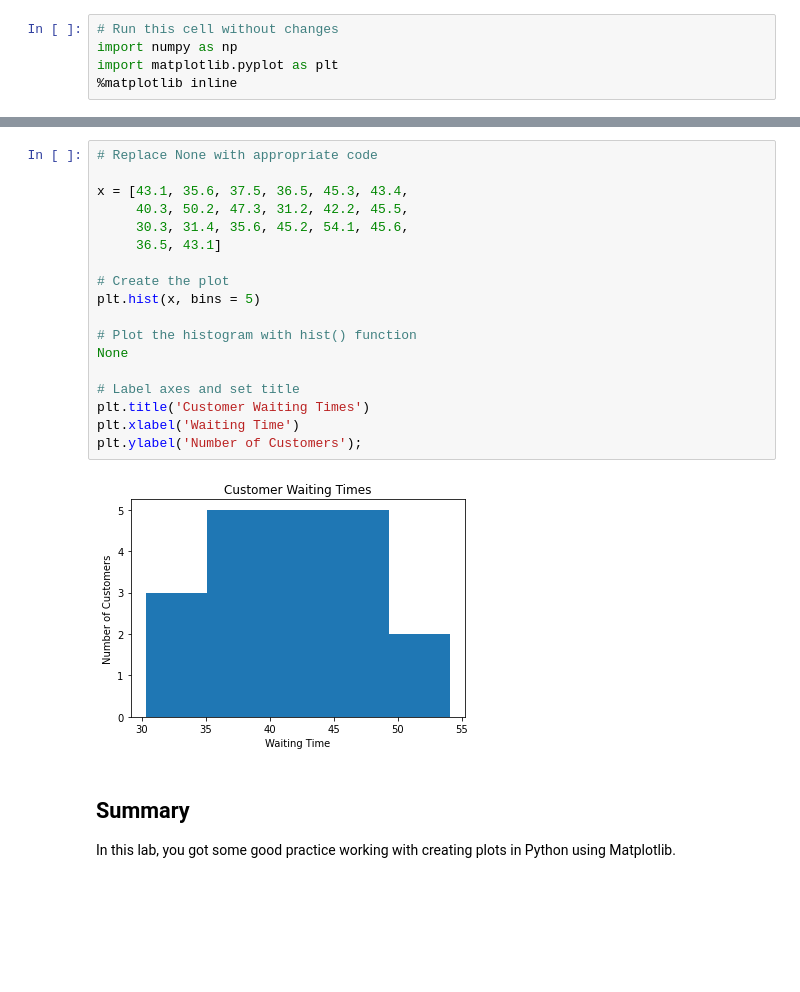
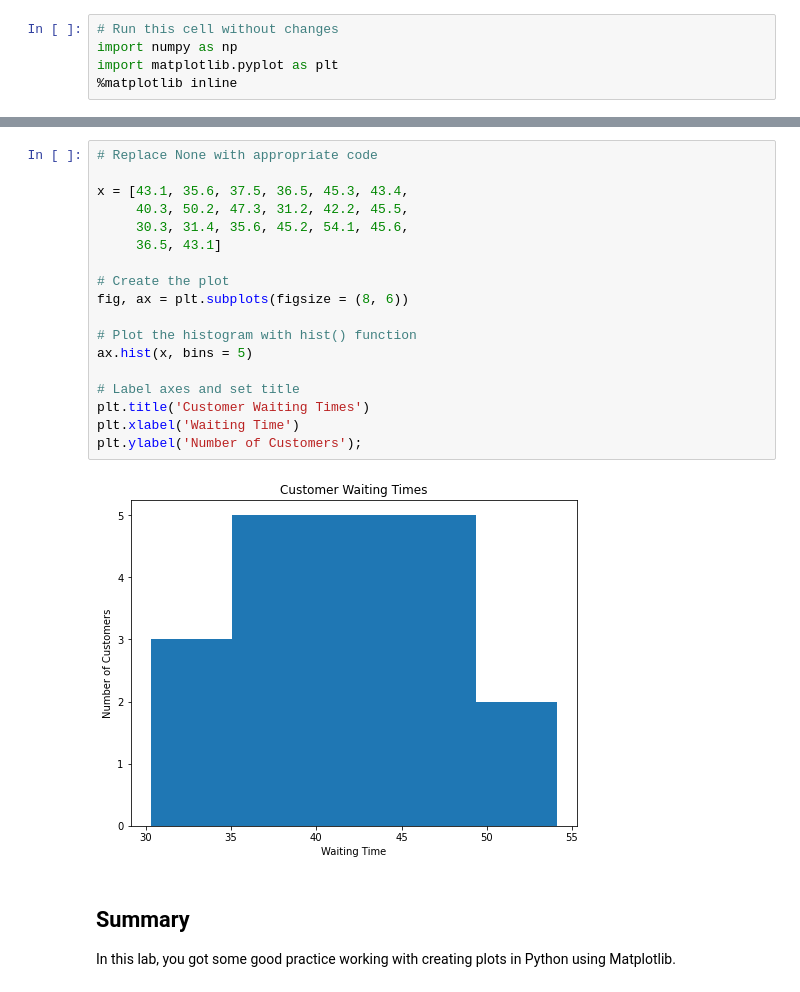
Before and after one commit to Justine-js/dsc-data-viz-lab, a Jupyter notebook: index.ipynb, the cells around one changed output, grey strips where cells are left out. Drawn from its saved outputs; the diff is of its cells as text; blank space fills up the shorter version.

```diff
--- a/index.ipynb
+++ b/index.ipynb
@@ -117,23 +116,23 @@ The graph you create should look like this:
 # %%
 # Replace None with appropriate code
 
 x = [43.1, 35.6, 37.5, 36.5, 45.3, 43.4,
      40.3, 50.2, 47.3, 31.2, 42.2, 45.5,
      30.3, 31.4, 35.6, 45.2, 54.1, 45.6,
      36.5, 43.1]
 
 # Create the plot
-plt.hist(x, bins = 5)
+fig, ax = plt.subplots(figsize = (8, 6))
 
 # Plot the histogram with hist() function
-None
+ax.hist(x, bins = 5)
 
 # Label axes and set title
 plt.title('Customer Waiting Times')
 plt.xlabel('Waiting Time')
 plt.ylabel('Number of Customers');
 # %% [output]
-[figure, old version]
+[figure, new version]
 # %% [markdown]
 ## Summary
 
```
Also changed, not shown: parts of 2 cells of this notebook.
